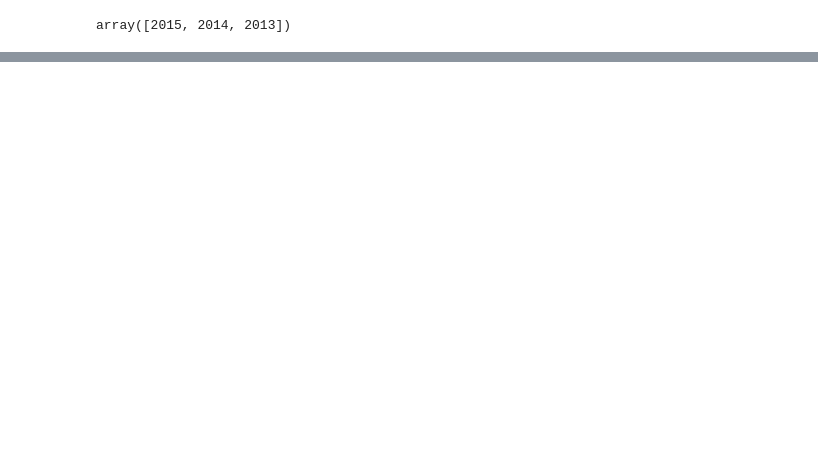
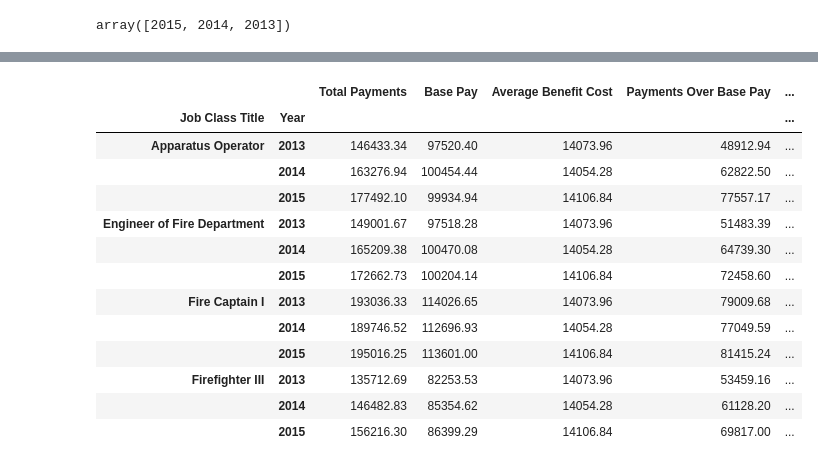
Before and after one commit to harikapeddi/Los_Angeles_Data_Project1, a Jupyter notebook: FireDepartmentData_Mohan.ipynb, the cells around one changed output, grey strips where cells are left out. Cells and saved outputs as stored; diff of their text form; code cells hidden in the pictures; blank space fills up the shorter version.

```diff
--- a/FireDepartmentData_Mohan.ipynb
+++ b/FireDepartmentData_Mohan.ipynb
@@ -158,0 +158,21 @@ sns.stripplot(data=df_final,x='Pay Grade',y='Base Pay',hue='Year',alpha = 0.7)
+# %%
+wp_df_final = df_final.copy(deep = True)
+water_df = wp_df_final.groupby(['Job Class Title', 'Year'])
+water_data = water_df.mean()
+water_data = water_data[['Total Payments', 'Base Pay', 'Average Benefit Cost', 'Payments Over Base Pay', '% Over Base Pay' ]]
+water_data
+# %% [output]
+|  |  | Total Payments | Base Pay | Average Benefit Cost | Payments Over Base Pay | ... |
+| Job Class Title | Year |  |  |  |  | ... |
+| Apparatus Operator | 2013 | 146433.34 | 97520.40 | 14073.96 | 48912.94 | ... |
+|  | 2014 | 163276.94 | 100454.44 | 14054.28 | 62822.50 | ... |
+|  | 2015 | 177492.10 | 99934.94 | 14106.84 | 77557.17 | ... |
+| Engineer of Fire Department | 2013 | 149001.67 | 97518.28 | 14073.96 | 51483.39 | ... |
+|  | 2014 | 165209.38 | 100470.08 | 14054.28 | 64739.30 | ... |
+|  | 2015 | 172662.73 | 100204.14 | 14106.84 | 72458.60 | ... |
+| Fire Captain I | 2013 | 193036.33 | 114026.65 | 14073.96 | 79009.68 | ... |
+|  | 2014 | 189746.52 | 112696.93 | 14054.28 | 77049.59 | ... |
+|  | 2015 | 195016.25 | 113601.00 | 14106.84 | 81415.24 | ... |
+| Firefighter III | 2013 | 135712.69 | 82253.53 | 14073.96 | 53459.16 | ... |
+|  | 2014 | 146482.83 | 85354.62 | 14054.28 | 61128.20 | ... |
+|  | 2015 | 156216.30 | 86399.29 | 14106.84 | 69817.00 | ... |
```
Also changed, not shown: parts of 23 cells of this notebook.
